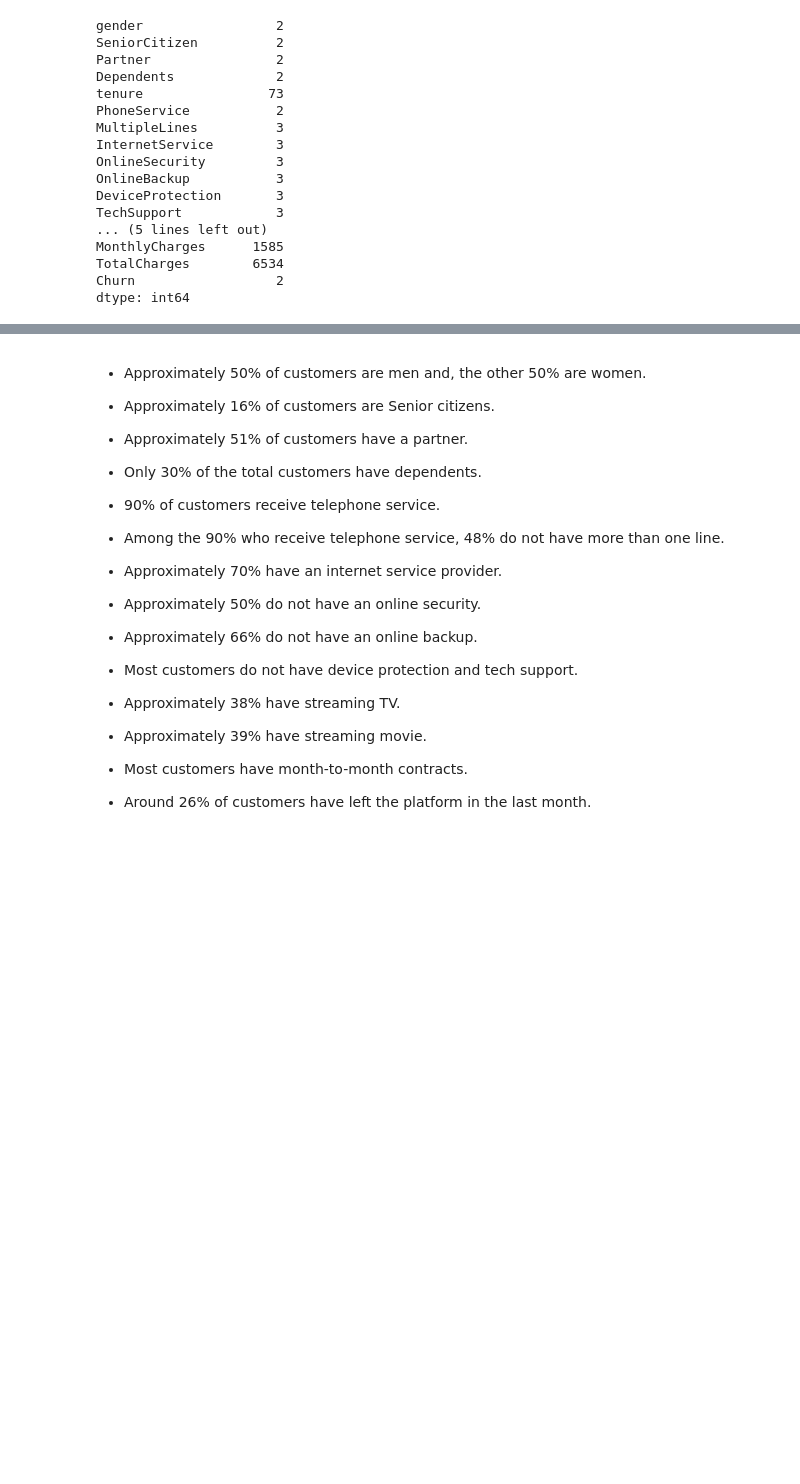
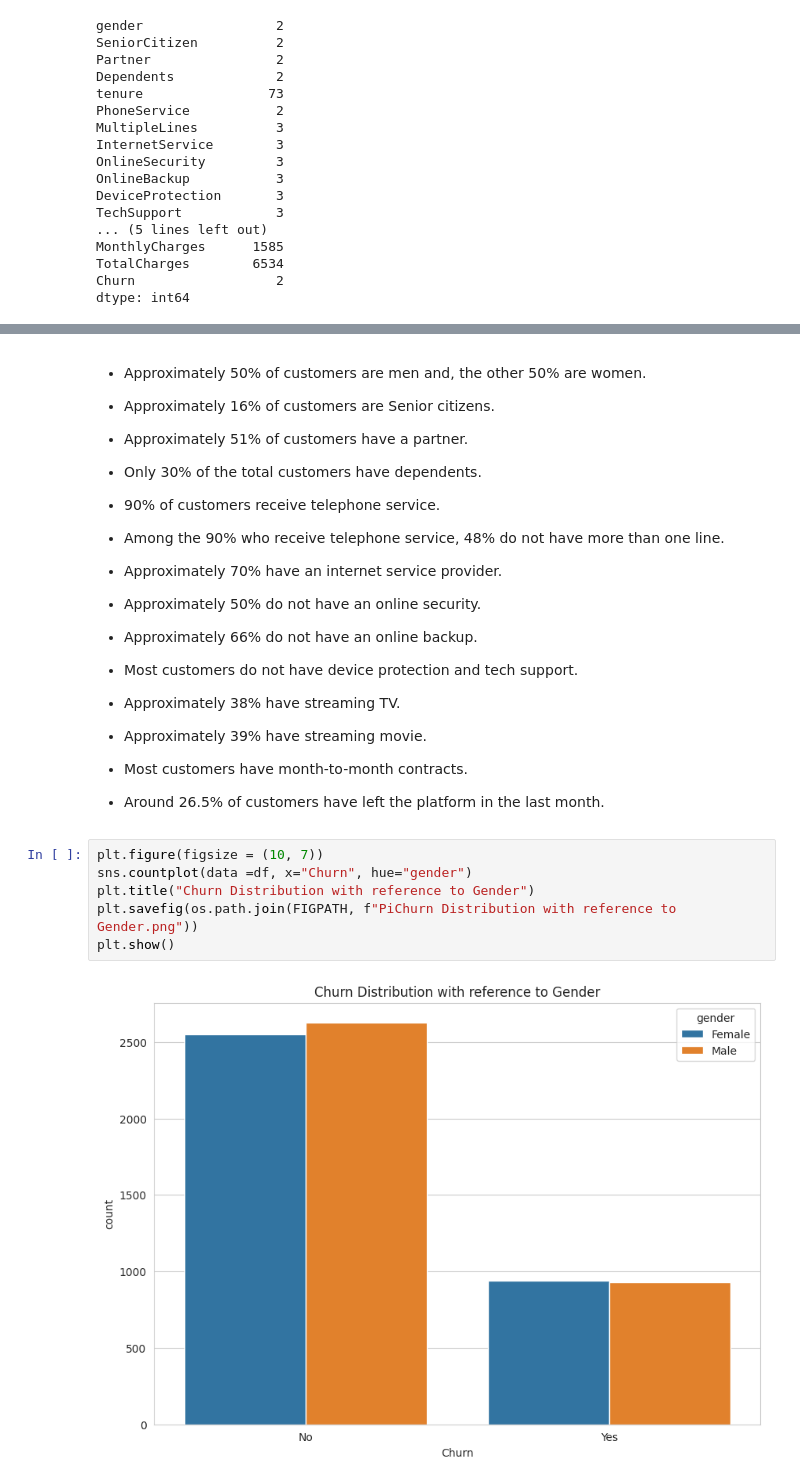
Before and after one commit to pinilDissanayaka/Telecom-Customer-Churn-prediction, a Jupyter notebook: Scripts/ Notebook.ipynb, the cells around one changed output, grey strips where cells are left out. Cells and saved outputs as stored; diff of their text form; blank space fills up the shorter version.

```diff
--- a/Scripts/ Notebook.ipynb
+++ b/Scripts/ Notebook.ipynb
@@ -525,4 +524,12 @@ for column in catColumns:
 
 * Most customers have month-to-month contracts.
 
-* Around 26% of customers have left the platform in the last month.
+* Around 26.5% of customers have left the platform in the last month.
+# %%
+plt.figure(figsize = (10, 7))
+sns.countplot(data =df, x="Churn", hue="gender")
+plt.title("Churn Distribution with reference to Gender")
+plt.savefig(os.path.join(FIGPATH, f"PiChurn Distribution with reference to Gender.png"))
+plt.show()
+# %% [output]
+[figure, added]
```
Also changed, not shown: parts of 8 cells of this notebook.
